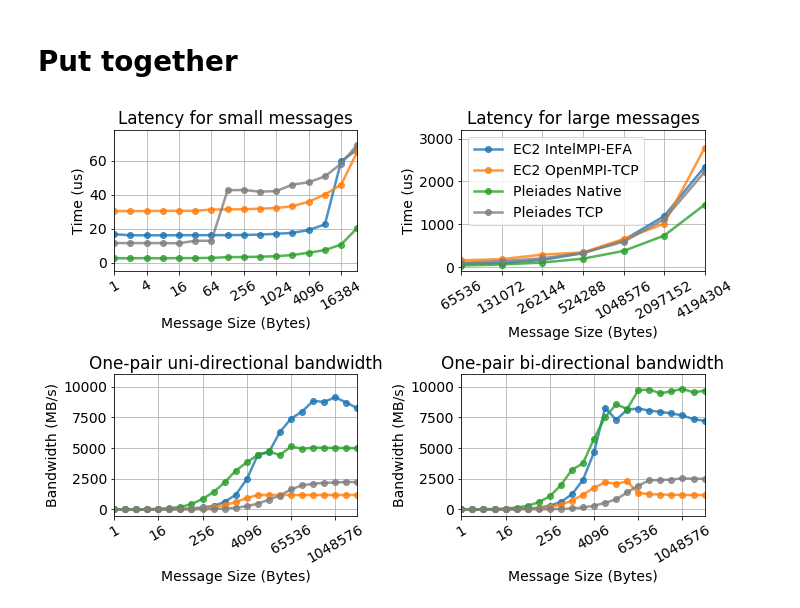
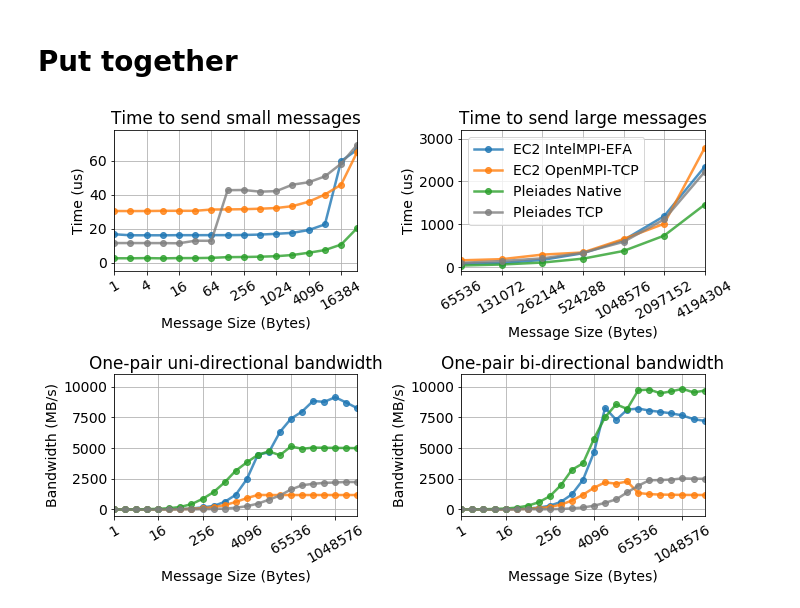
Before and after one commit to JiaweiZhuang/aws-mpi-benchmark, a Jupyter notebook: notebooks/pt2pt_compare_pleiades.ipynb, the cells around one changed output. Saved outputs shown, nothing was run; the diff lists cells and outputs as text; code cells hidden in the pictures.

```diff
--- a/notebooks/pt2pt_compare_pleiades.ipynb
+++ b/notebooks/pt2pt_compare_pleiades.ipynb
@@ -88,33 +88,33 @@ plt.rcParams['font.size'] = 14
 
 fig, axes = plt.subplots(2, 2, figsize=[10, 7])
 
 colors = ['C0', 'C1', 'C2', 'C7']
 plot_kwargs = dict(color=colors, linewidth=2.5, alpha=0.8)
 
 plot_osu(lat_all[1:17], x_freq=2,  ax=axes[0][0], legend=False, **plot_kwargs)
 plot_osu(lat_all[17:], x_freq=1, ax=axes[0][1], legend=True, **plot_kwargs)
 plot_osu(bw_all, ax=axes[1][0], x_freq=4, legend=False, **plot_kwargs)
 plot_osu(bibw_all, ax=axes[1][1], x_freq=4, legend=False, **plot_kwargs)
 
-axes[0][0].set_title('Latency for small messages')
-axes[0][1].set_title('Latency for large messages')
+axes[0][0].set_title('Time to send small messages')
+axes[0][1].set_title('Time to send large messages')
 axes[1][0].set_title('One-pair uni-directional bandwidth')
 axes[1][1].set_title('One-pair bi-directional bandwidth')
 
 for ax in axes[0]:
     ax.set_ylabel('Time (us)')
 
 axes[0][0].set_ylim(-5, 78)
 axes[0][1].set_ylim(-100, 3200)
 
 for ax in axes[1]:
     ax.set_ylabel('Bandwidth (MB/s)')
     ax.set_ylim(-500, 11000)
 
 for ax in axes.flatten():
     ax.tick_params(axis='x', labelrotation=30)  # https://stackoverflow.com/a/54353146
 
 fig.tight_layout()
 fig.savefig('pt2pt_compare.png', dpi=300)
 # %% [output]
-[figure, old version]
+[figure, new version]
```
Also changed, not shown: parts of 4 cells of this notebook, 1 other file.
